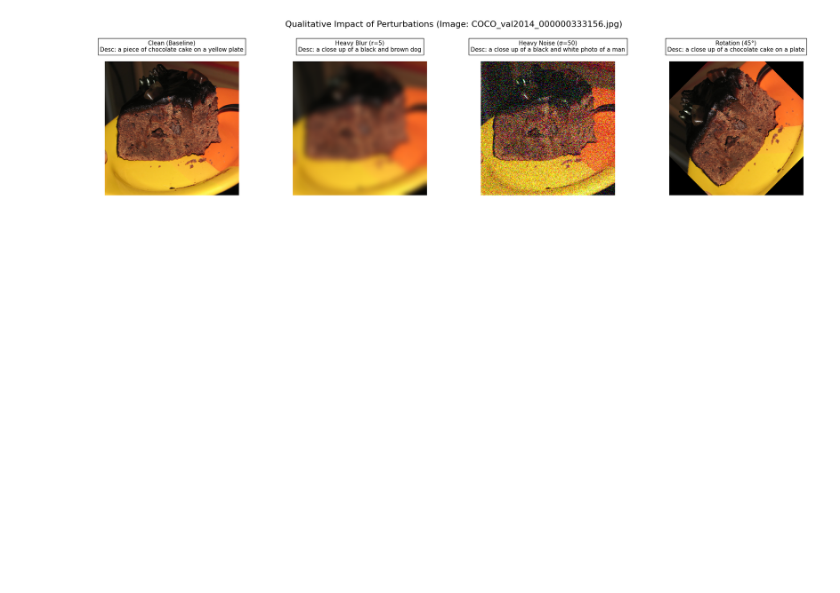
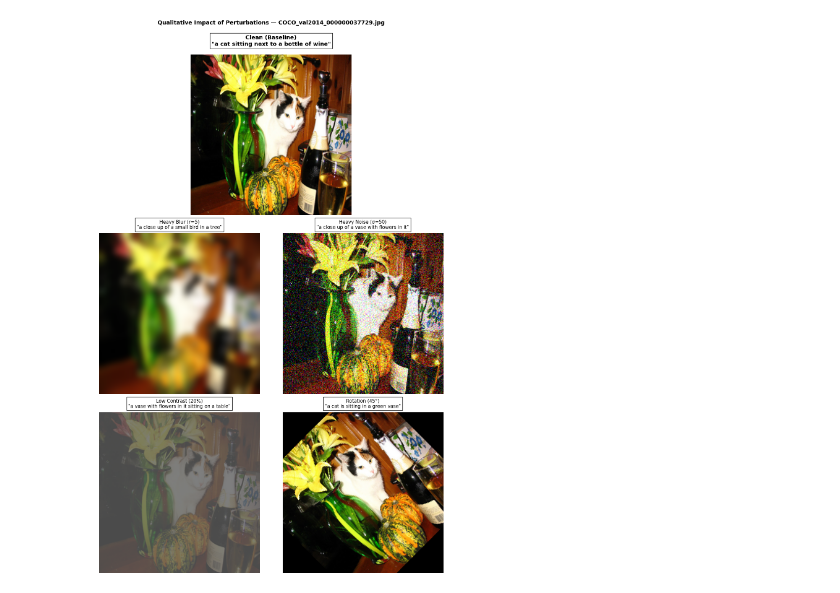
Before and after one commit to christopher-dabrowski/Show-and-Tell, a Jupyter notebook: eksperymenty/eksperyment-5.ipynb, the cells around one changed output. Cells and saved outputs as stored; diff of their text form; code cells hidden in the pictures; blank space fills up the shorter version.

```diff
--- a/eksperymenty/eksperyment-5.ipynb
+++ b/eksperymenty/eksperyment-5.ipynb
@@ -48,7 +87,7 @@ Rigorous sampling complete: Exactly 1000 images ready for perturbation testing.
 # %%
 def apply_perturbation(image_path, p_type, severity):
     """
-    Reads image, NORMALIZES SIZE to 256x256 (CRITICAL!),
+    Reads image, NORMALIZES SIZE to 256x256,
     and applies perturbation with given severity.
     """
     img = Image.open(image_path).convert('RGB')
@@ -69,12 +108,3 @@ def apply_perturbation(image_path, p_type, severity):
         return img.rotate(severity, fillcolor=(0, 0, 0))
 
     return img
-
-def bootstrap_bleu(actual_refs, actual_hyps, n_iterations=1000):
-    """Calculating 95% Confidence Intervals (CI) for BLEU-4."""
-    scores = []
-    n = len(actual_hyps)
-    for _ in range(n_iterations):
-        indices = np.random.choice(n, n, replace=True)
-        scores.append(corpus_bleu([actual_refs[i] for i in indices], [actual_hyps[i] for i in indices], weights=(0.25, 0.25, 0.25, 0.25)))
-    return np.percentile(scores, 2.5), np.percentile(scores, 97.5)
@@ -153,30 +188,42 @@ plt.show()
 # %%
-# Qualitative analysis - visualizing the impact of perturbations on a random image
 sample_filename = random.choice(list(references_dict.keys()))
 sample_path = os.path.join(VAL_IMAGES_DIR, sample_filename)
 
-demo_suite = [
-    ("Clean", 0, "Clean (Baseline)"),
-    ("Gaussian_Blur", 5, "Heavy Blur (r=5)"),
+demo_suite_perturbed = [
+    ("Gaussian_Blur",  5,  "Heavy Blur (r=5)"),
     ("Gaussian_Noise", 50, "Heavy Noise (σ=50)"),
-    ("Rotation", 45, "Rotation (45°)")
+    ("Low_Contrast",   0.2,"Low Contrast (20%)"),
+    ("Rotation",       45, "Rotation (45°)"),
 ]
 
-fig, axes = plt.subplots(1, 4, figsize=(20, 5))
+fig = plt.figure(figsize=(12, 18))
 
-fig.suptitle(f'Qualitative Impact of Perturbations (Image: {sample_filename})', fontsize=16, y=0.95)
+# --- Top: large clean image ---
+ax_clean = fig.add_subplot(3, 1, 1)
+clean_img = apply_perturbation(sample_path, "Clean", 0)
+seq, _ = caption_image_beam_search(encoder, decoder, clean_img, word_map, BEAM_SIZE)
+clean_hyp = " ".join([rev_word_map[w] for w in seq
+                      if w not in {word_map['<start>'], word_map['<end>'], word_map['<pad>']}])
+ax_clean.imshow(clean_img)
+ax_clean.axis('off')
+ax_clean.set_title(f'Clean (Baseline)\n"{clean_hyp}"', fontsize=13, fontweight='bold',
+                   pad=20, bbox=dict(facecolor='white', alpha=0.9))
 
-for ax, (p_type, severity, label) in zip(axes, demo_suite):
+# --- Bottom: 2x2 grid of perturbations ---
+for i, (p_type, severity, label) in enumerate(demo_suite_perturbed):
+    ax = fig.add_subplot(3, 2, i + 3)
     img = apply_perturbation(sample_path, p_type, severity)
     seq, _ = caption_image_beam_search(encoder, decoder, img, word_map, BEAM_SIZE)
-    hyp = " ".join([rev_word_map[w] for w in seq if w not in {word_map['<start>'], word_map['<end>'], word_map['<pad>']}])
-
+    hyp = " ".join([rev_word_map[w] for w in seq
+                    if w not in {word_map['<start>'], word_map['<end>'], word_map['<pad>']}])
     ax.imshow(img)
     ax.axis('off')
+    ax.set_title(f'{label}\n"{hyp}"', fontsize=11, pad=10,
+                 bbox=dict(facecolor='white', alpha=0.9))
 
-    ax.set_title(f"{label}\nDesc: {hyp}", fontsize=11, wrap=True, pad=20, bbox=dict(facecolor='white', alpha=0.9))
-
-plt.tight_layout(rect=[0, 0, 1, 0.9])
+fig.suptitle(f'Qualitative Impact of Perturbations - {sample_filename}',
+             fontsize=13, fontweight='bold', y=1.0)
+plt.tight_layout()
 plt.show()
 # %% [output]
-[figure, old version]
+[figure, new version]
```
Also changed, not shown: parts of 9 cells of this notebook.
